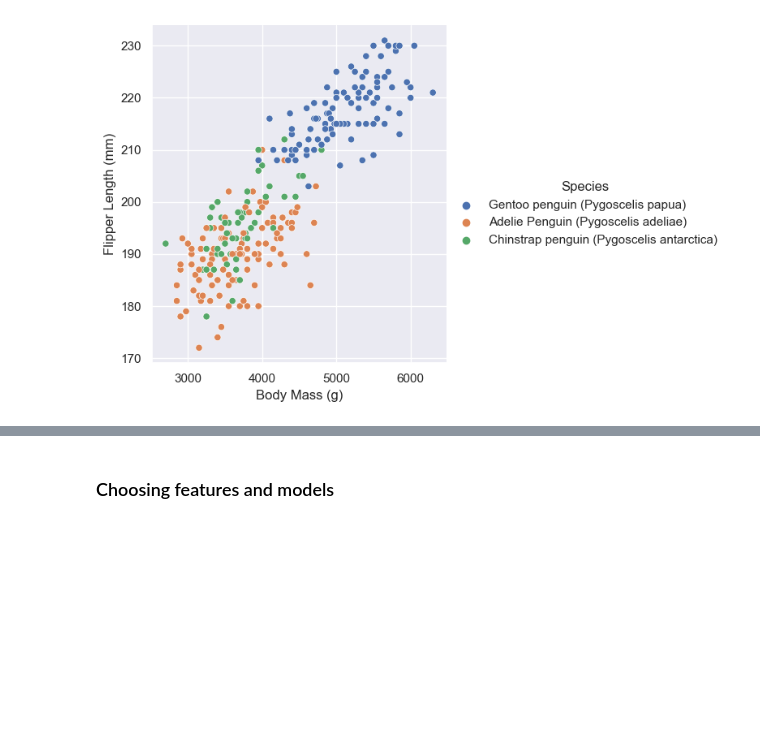
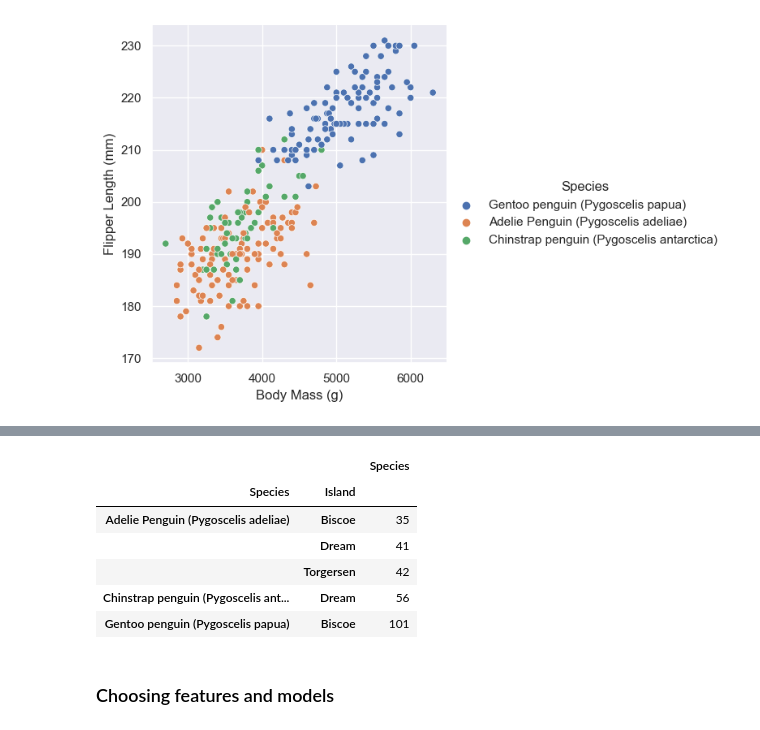
Before and after one commit to kate-kenny/kate-kenny.github.io, a Jupyter notebook: posts/blog3/Palmer Penguins.ipynb, the cells around one changed output, grey strips where cells are left out. Drawn from its saved outputs; the diff is of its cells as text; code cells hidden in the pictures; blank space fills up the shorter version.

```diff
--- a/posts/blog3/Palmer Penguins.ipynb
+++ b/posts/blog3/Palmer Penguins.ipynb
@@ -74,3 +78,13 @@ train.groupby(["Species", "Sex"])[["Body Mass (g)"]].mean()
+# %%
+train.groupby(["Species", "Island"])[["Species"]].count()
+# %% [output]
+|  |  | Species |
+| Species | Island |  |
+| Adelie Penguin (Pygoscelis adeliae) | Biscoe | 35 |
+|  | Dream | 41 |
+|  | Torgersen | 42 |
+| Chinstrap penguin (Pygoscelis ant... | Dream | 56 |
+| Gentoo penguin (Pygoscelis papua) | Biscoe | 101 |
 # %% [markdown]
 ### Choosing features and models
 # %%
```
Also changed, not shown: parts of 5 cells of this notebook, 6 other files.
